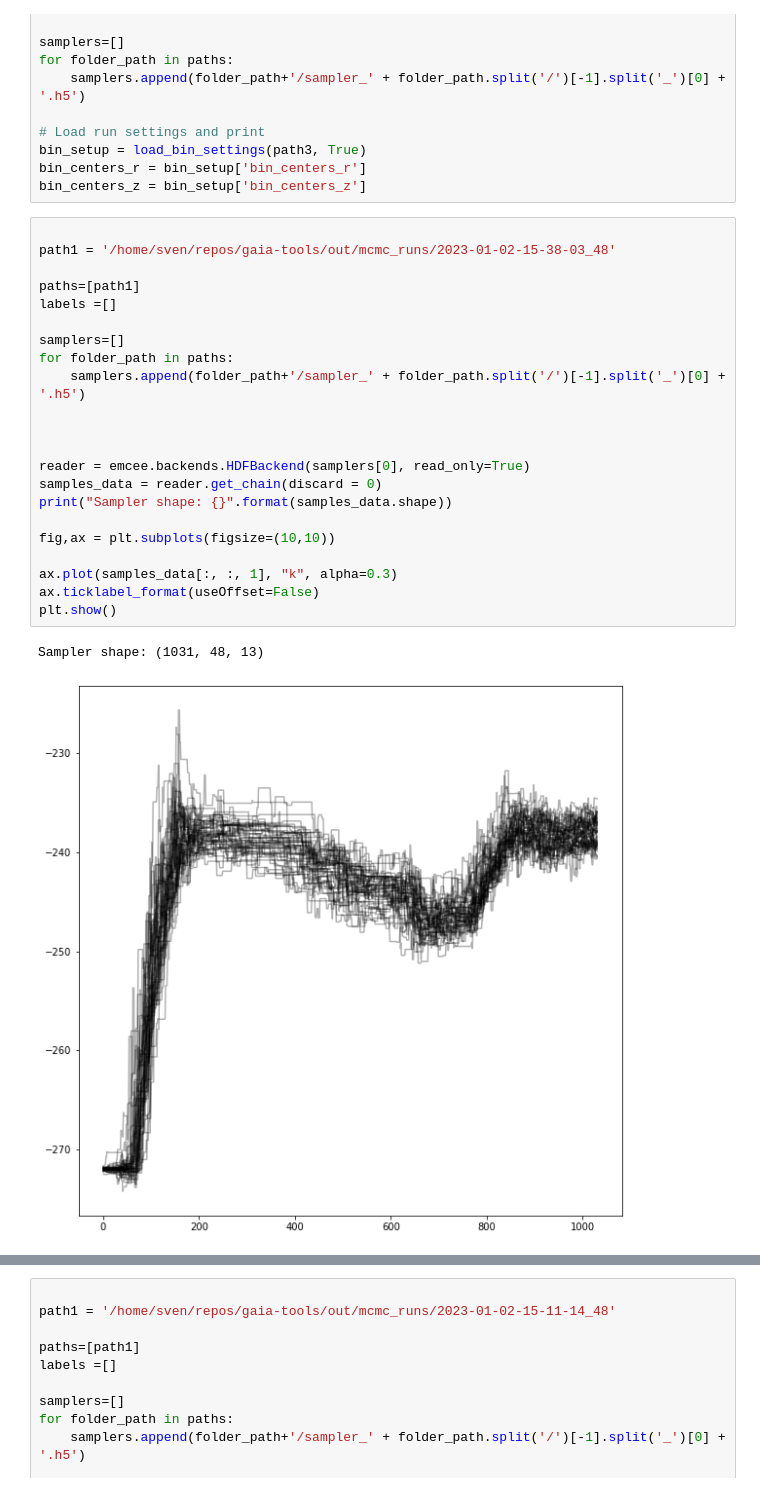
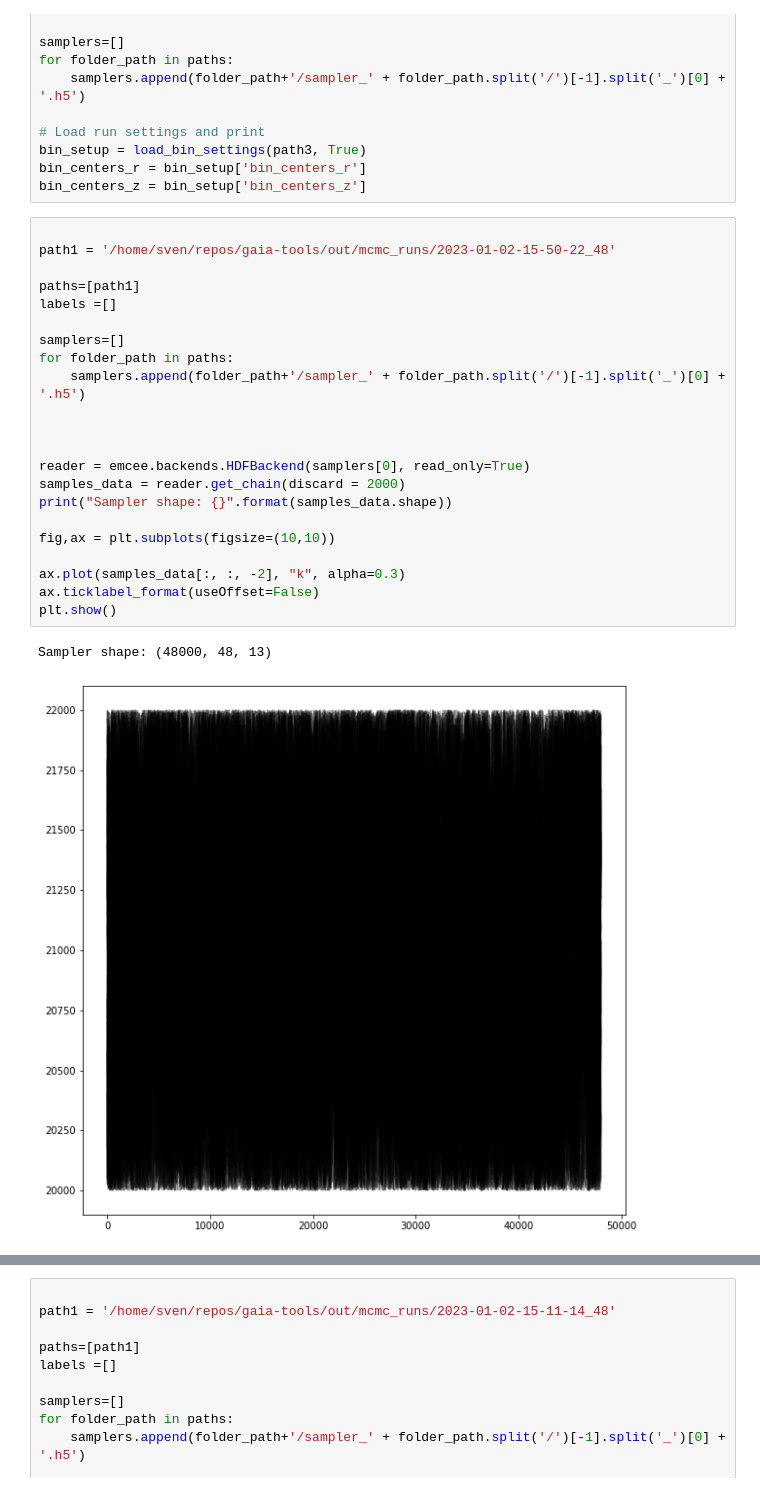
Before and after one commit to HEP-KBFI/gaia-tools, a Jupyter notebook: jupyter-notebook/Rotation_Curves_DR3.ipynb, the cells around one changed output, grey strips where cells are left out. Drawn from its saved outputs; the diff is of its cells as text.

```diff
--- a/jupyter-notebook/Rotation_Curves_DR3.ipynb
+++ b/jupyter-notebook/Rotation_Curves_DR3.ipynb
@@ -247,29 +247,29 @@ bin_centers_r = bin_setup['bin_centers_r']
 bin_centers_z = bin_setup['bin_centers_z']
 # %%
 
-path1 = '/home/sven/repos/gaia-tools/out/mcmc_runs/2023-01-02-15-38-03_48'
+path1 = '/home/sven/repos/gaia-tools/out/mcmc_runs/2023-01-02-15-50-22_48'
 
 paths=[path1]
 labels =[]
 
 samplers=[]
 for folder_path in paths:
     samplers.append(folder_path+'/sampler_' + folder_path.split('/')[-1].split('_')[0] + '.h5')
 
 
 
 reader = emcee.backends.HDFBackend(samplers[0], read_only=True)
-samples_data = reader.get_chain(discard = 0)
+samples_data = reader.get_chain(discard = 2000)
 print("Sampler shape: {}".format(samples_data.shape))
 
 fig,ax = plt.subplots(figsize=(10,10))
 
-ax.plot(samples_data[:, :, 1], "k", alpha=0.3)
+ax.plot(samples_data[:, :, -2], "k", alpha=0.3)
 ax.ticklabel_format(useOffset=False)
 plt.show()
 # %% [output]
-Sampler shape: (1031, 48, 13)
+Sampler shape: (48000, 48, 13)
-[figure, old version]
+[figure, new version]
 # %%
 plot_walkers(samplers[0], 0)
 # %% [output]
```
Also changed, not shown: parts of 1 cell of this notebook, 9 other files.
